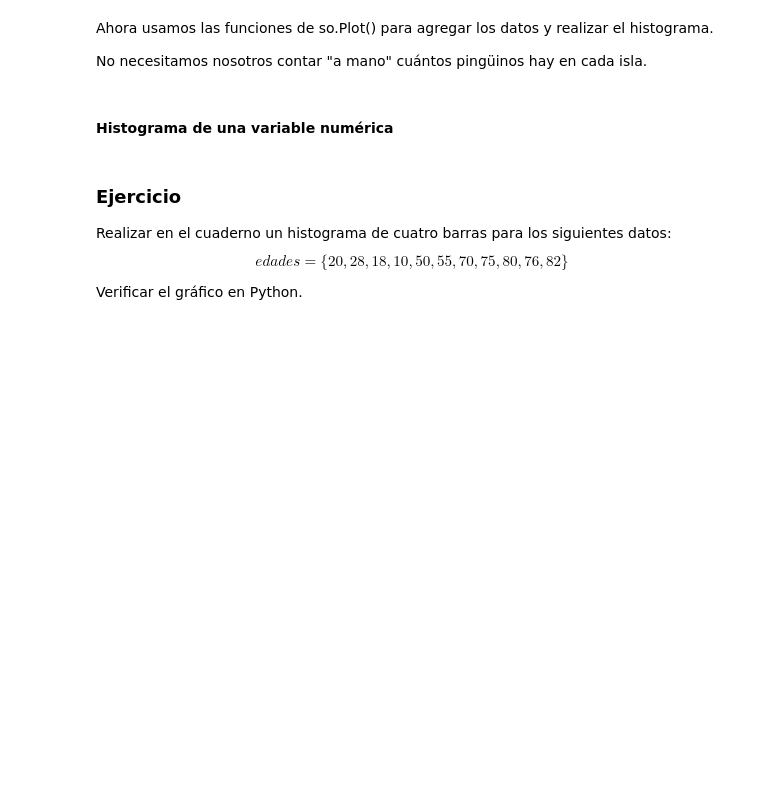
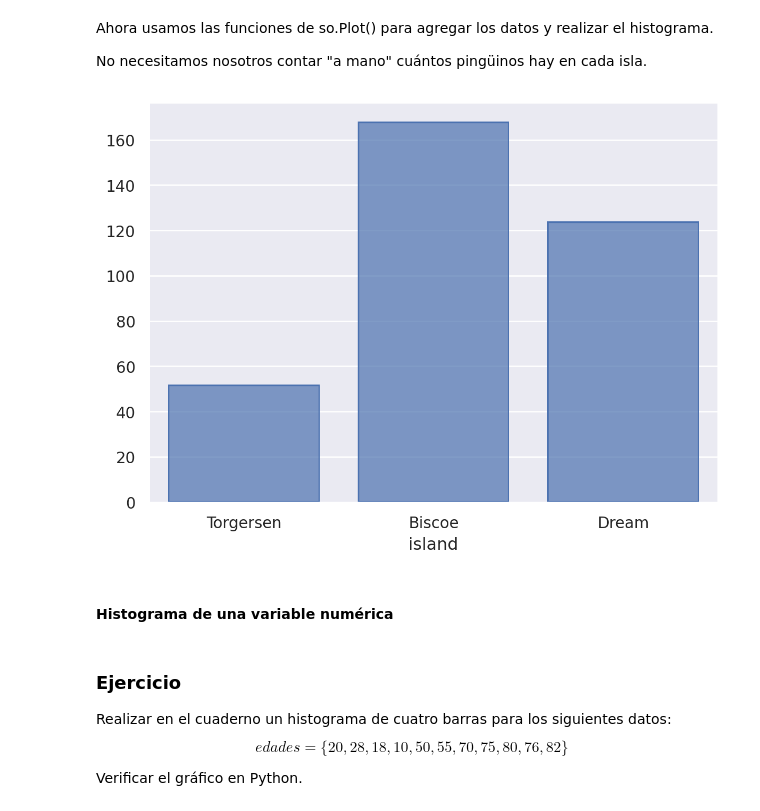
Before and after one commit to romanprs03/labo_de_datos, a Jupyter notebook: clase4-ldd-visualizacion(1).ipynb, the cells around one changed output. Cells and saved outputs as stored; diff of their text form; code cells hidden in the pictures; blank space fills up the shorter version.

```diff
--- a/clase4-ldd-visualizacion(1).ipynb
+++ b/clase4-ldd-visualizacion(1).ipynb
@@ -235,9 +319,11 @@ No necesitamos nosotros contar "a mano" cuántos pingüinos hay en cada isla.
 # %%
 # Hay que asignar una variable y?
 (
-#    so.Plot(data = penguins, x = "island", y = ???)
-#    .add(so.Bar(), so.Hist())
+    so.Plot(data = penguins, x = "island")
+    .add(so.Bar(), so.Hist())
 )
+# %% [output]
+[figure, added]
 # %% [markdown]
 #### Histograma de una variable numérica
 # %% [markdown]
```
Also changed, not shown: parts of 30 cells of this notebook.
